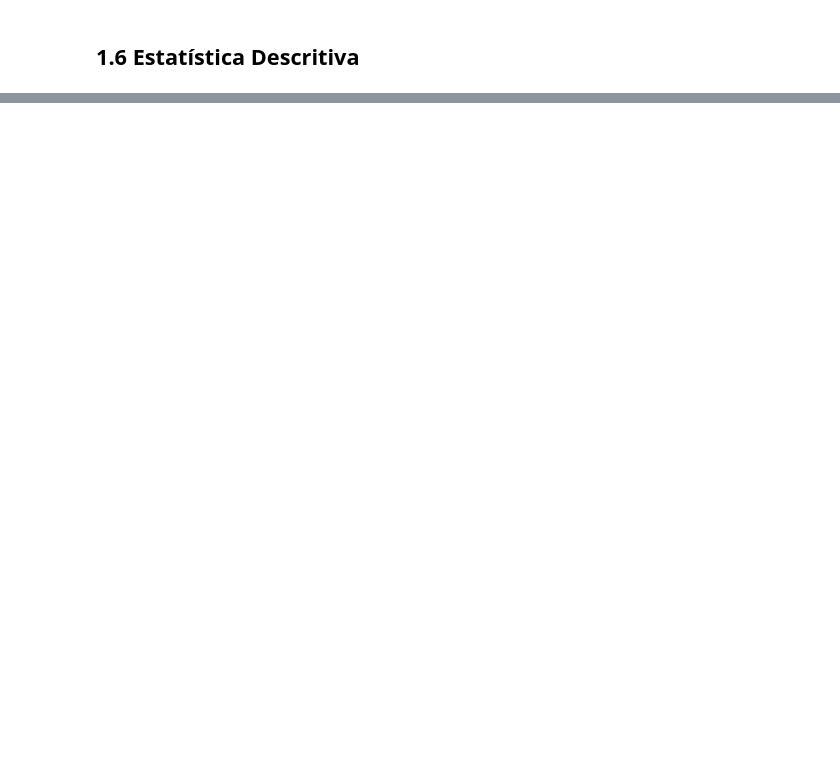
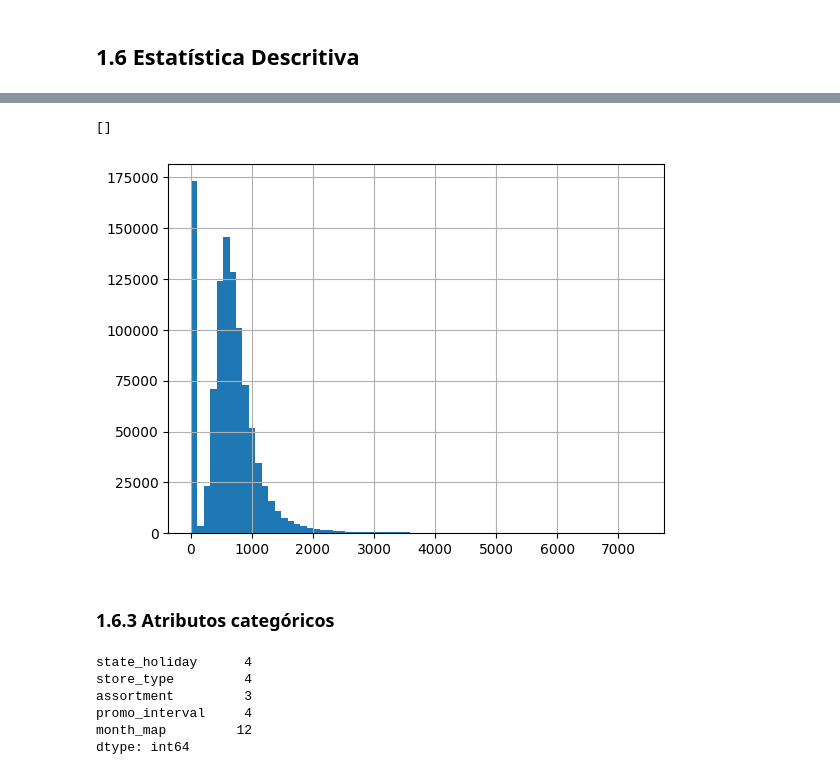
Before and after one commit to AllanCasado/ds_em_producao, a Jupyter notebook: notebooks/rossmann_sales_prediction.ipynb, the cells around one changed output, grey strips where cells are left out. Cells and saved outputs as stored; diff of their text form; code cells hidden in the pictures; blank space fills up the shorter version.

```diff
--- a/notebooks/rossmann_sales_prediction.ipynb
+++ b/notebooks/rossmann_sales_prediction.ipynb
@@ -267,0 +387,18 @@ df1.head()
+# %%
+df1['customers'].hist(bins=70)
+plt.plot()
+# %% [output]
+[]
+[figure, added]
+# %% [markdown]
+### 1.6.3 Atributos categóricos
+# %%
+#quantos únicos cada coluna tem
+cat_attributes.apply(lambda x: x.nunique())
+# %% [output]
+state_holiday      4
+store_type         4
+assortment         3
+promo_interval     4
+month_map         12
+dtype: int64
```
Also changed, not shown: parts of 26 cells of this notebook.
